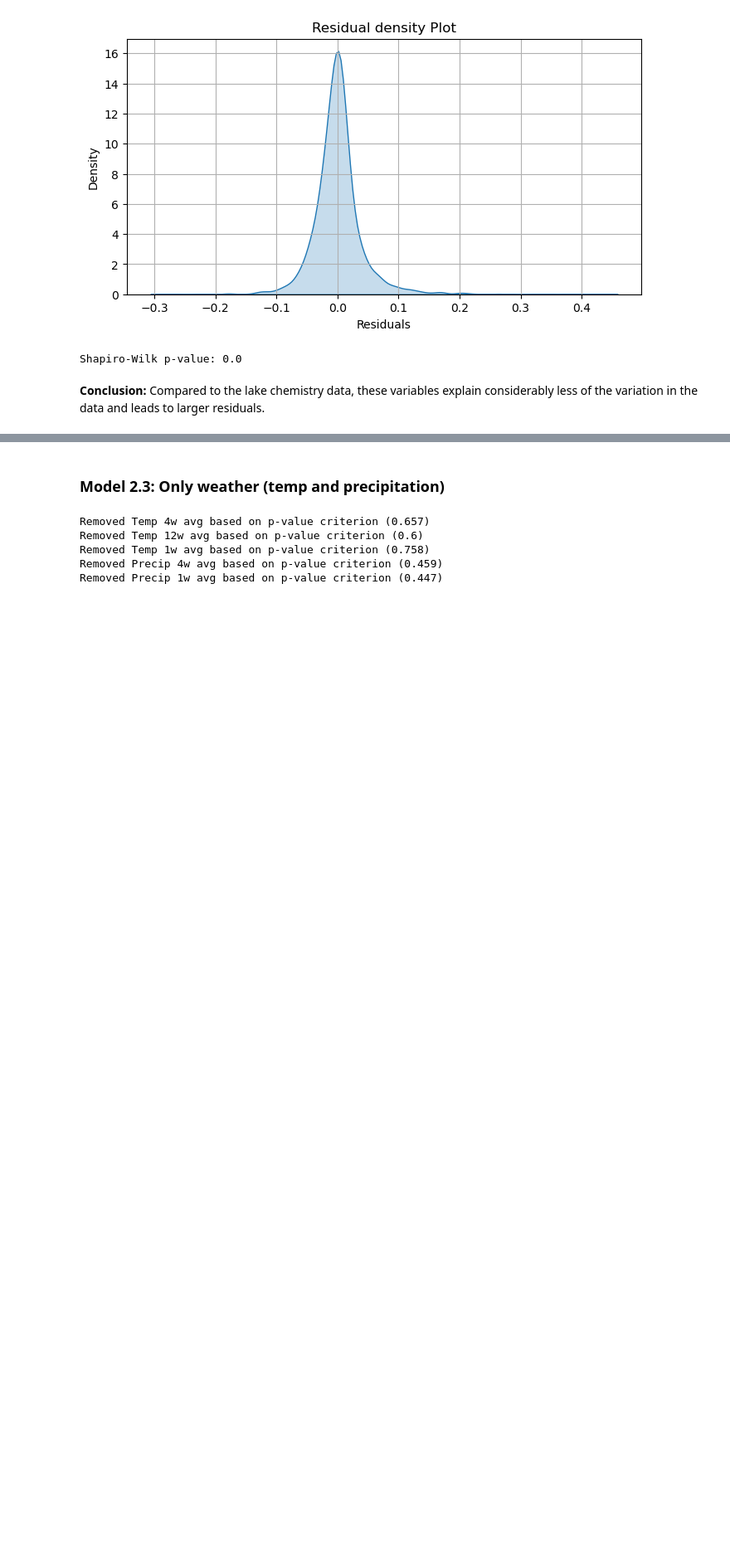
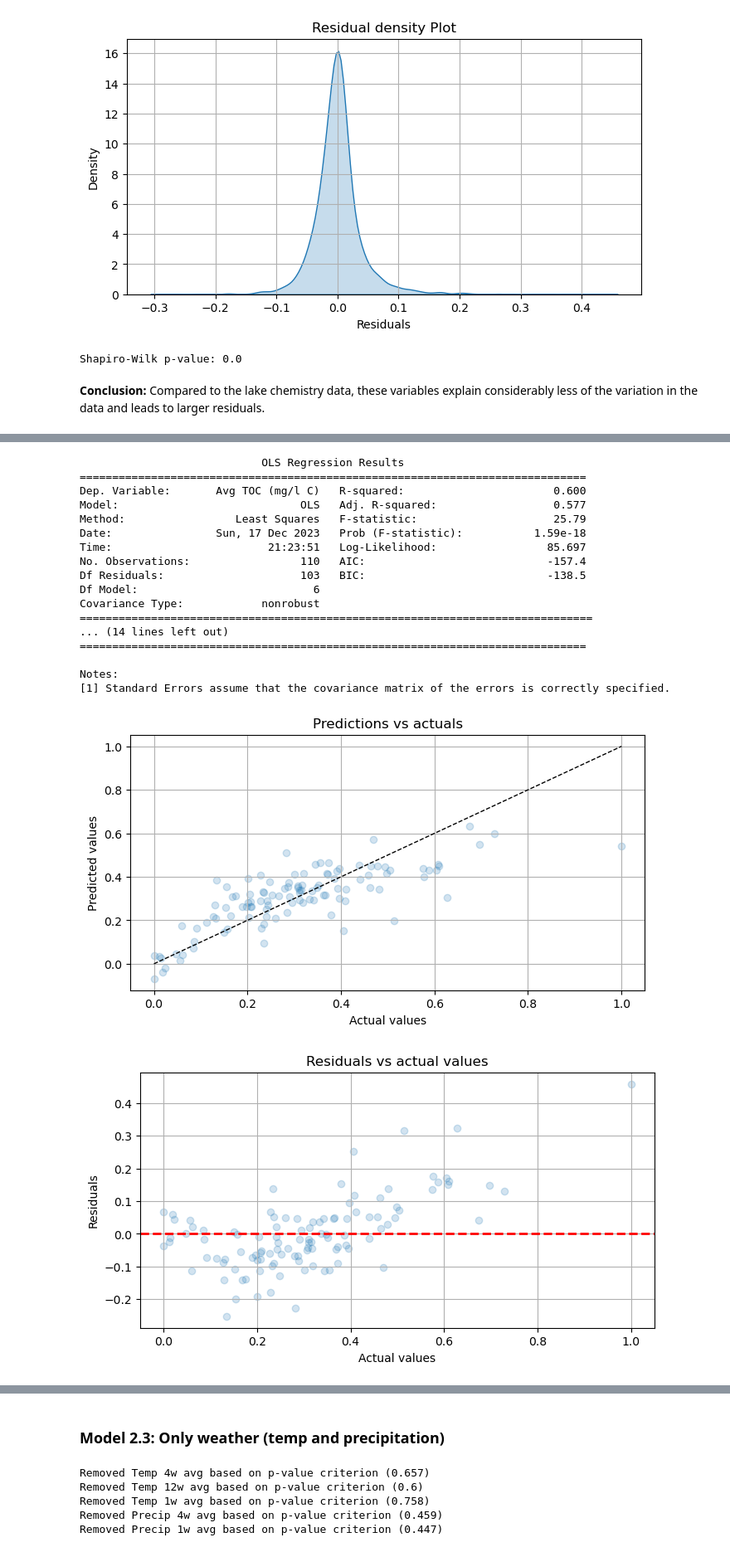
Before and after one commit to farankhalid520/1DL507-Watershed-History, a Jupyter notebook: notebooks/lme_model_v3.ipynb, the cells around one changed output, grey strips where cells are left out. Shown at 83% size. Drawn from its saved outputs; the diff is of its cells as text; code cells hidden in the pictures; blank space fills up the shorter version.

```diff
--- a/notebooks/lme_model_v3.ipynb
+++ b/notebooks/lme_model_v3.ipynb
@@ -1852,0 +1767,65 @@ Shapiro-Wilk p-value: 0.0
+# %%
+exog_var = [
+    #"Altitude",
+    "Latitude",
+    "Longitude",
+    "Forest",
+    "Water",
+    "Wetland",
+    #"Clearing",
+    #"Open land",
+    "Agriculture",
+    "Mountains",
+    #"Urban area",
+]
+
+# Create train and test sets
+Y = df_avg["Avg TOC (mg/l C)"]
+X = df_avg[exog_var]
+#x_train, x_test, y_train, y_test = train_test_split(X, Y, test_size=0.25)
+
+# Perform data scaling
+x_scaler = MinMaxScaler()
+y_scaler = MinMaxScaler()
+x_scaled = x_scaler.fit_transform(X)
+y_scaled = y_scaler.fit_transform(Y.values.reshape(-1, 1))
+#x_train_scaled = x_scaler.fit_transform(x_train)
+#x_test_scaled = x_scaler.transform(x_test)
+#y_train_scaled = y_scaler.fit_transform(y_train.values.reshape(-1, 1))
+#y_test_scaled = y_scaler.transform(y_test.values.reshape(-1, 1))
+
+# Fit the OLS model and make predictions
+lr = sm.regression.linear_model.OLS(
+    endog=pd.Series(y_scaled.ravel(), name=Y.name),
+    exog=pd.DataFrame(x_scaled, columns=X.columns),
+    missing='none',
+    hasconst=True,
+)
+lr_fit = lr.fit()
+pred = lr_fit.predict(x_scaled)
+df_output_test = pd.DataFrame({"Pred": pred.ravel(), "Actual": y_scaled.ravel()})
+
+print(lr_fit.summary())
+
+# Plot how well the model performs
+plot_train_test_results(df_output_test)
+# %% [output]
+                            OLS Regression Results
+==============================================================================
+Dep. Variable:       Avg TOC (mg/l C)   R-squared:                       0.600
+Model:                            OLS   Adj. R-squared:                  0.577
+Method:                 Least Squares   F-statistic:                     25.79
+Date:                Sun, 17 Dec 2023   Prob (F-statistic):           1.59e-18
+Time:                        21:23:51   Log-Likelihood:                 85.697
+No. Observations:                 110   AIC:                            -157.4
+Df Residuals:                     103   BIC:                            -138.5
+Df Model:                           6
+Covariance Type:            nonrobust
+===============================================================================
+... (14 lines left out)
+==============================================================================
+
+Notes:
+[1] Standard Errors assume that the covariance matrix of the errors is correctly specified.
+[figure, added]
+[figure, added]
```
Also changed, not shown: parts of 22 cells of this notebook.
